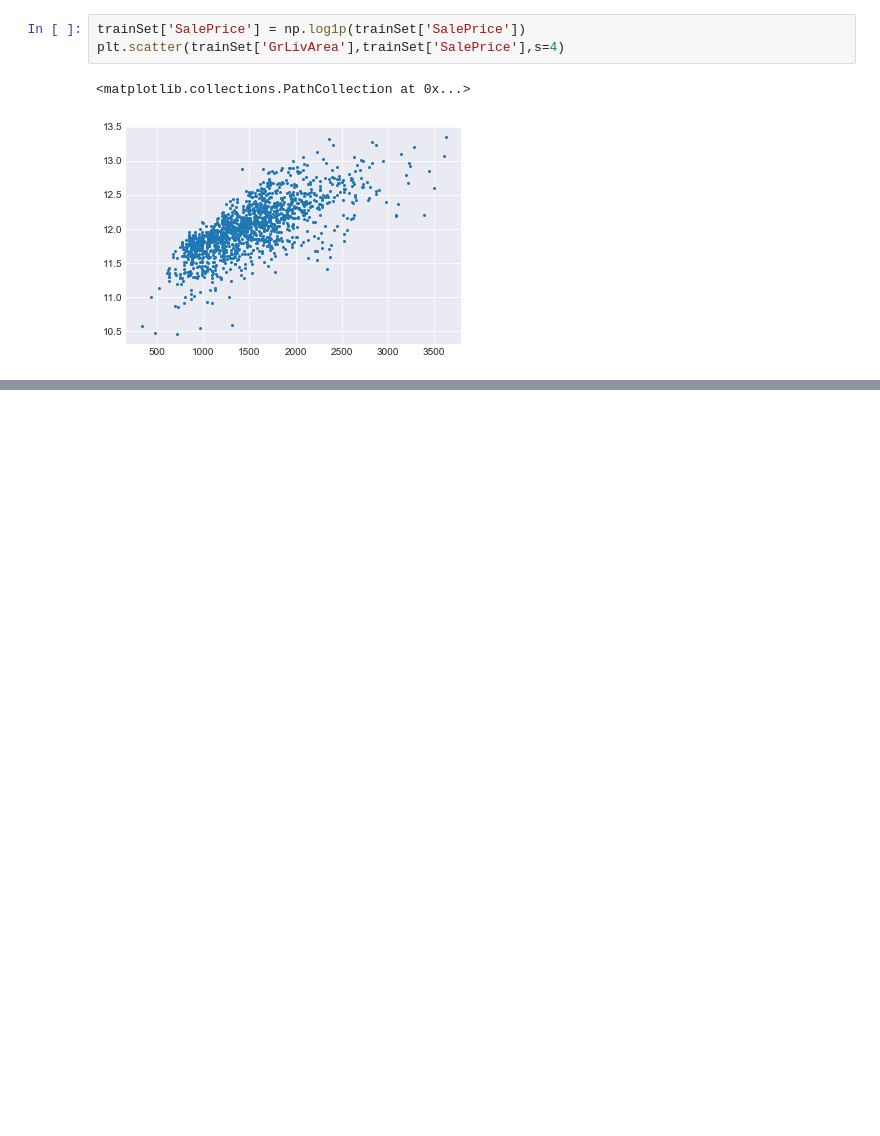
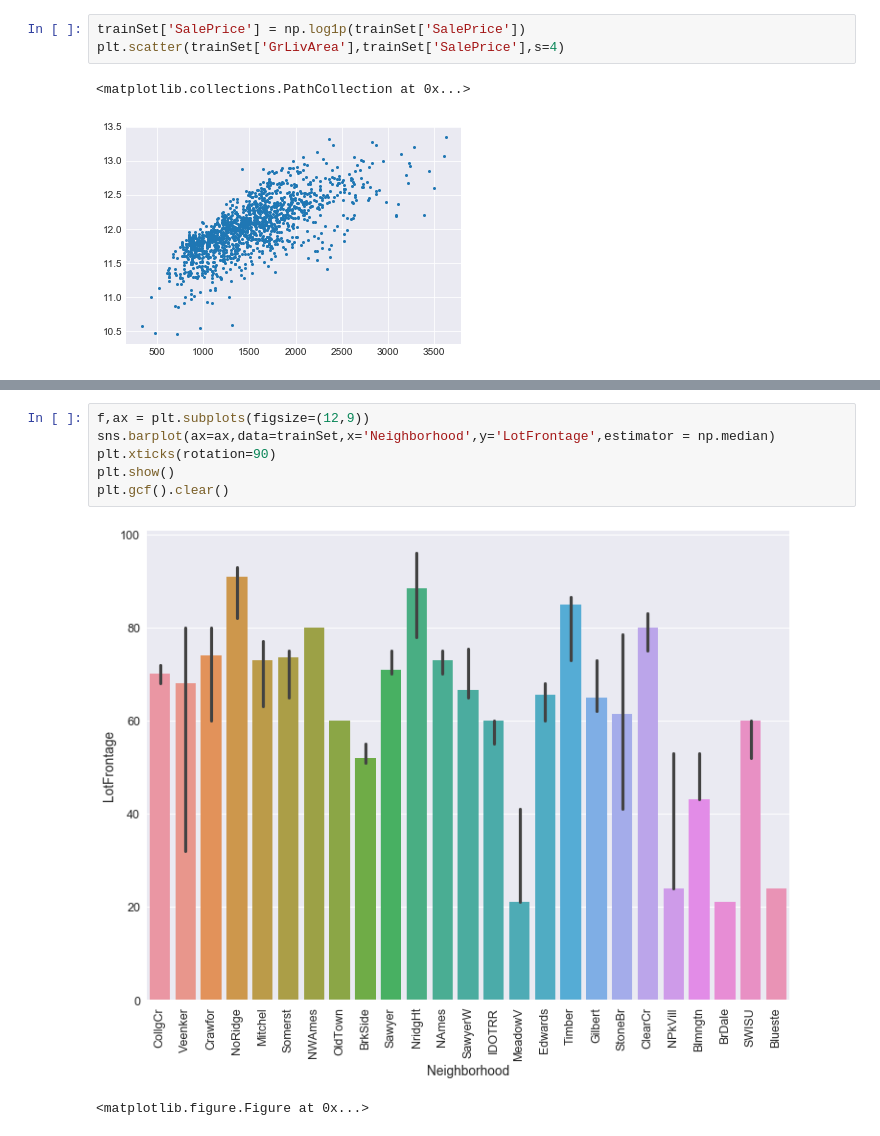
Before and after one commit to zhongzishi/Python-learning-notebooks, a Jupyter notebook: Kaggle/House Pricing/House Pricing.ipynb, the cells around one changed output, grey strips where cells are left out. Saved outputs shown, nothing was run; the diff lists cells and outputs as text; blank space fills up the shorter version.

```diff
--- a/Kaggle/House Pricing/House Pricing.ipynb
+++ b/Kaggle/House Pricing/House Pricing.ipynb
@@ -66,0 +143,9 @@ plt.scatter(trainSet['GrLivArea'],trainSet['SalePrice'],s=4)
+# %%
+f,ax = plt.subplots(figsize=(12,9))
+sns.barplot(ax=ax,data=trainSet,x='Neighborhood',y='LotFrontage',estimator = np.median)
+plt.xticks(rotation=90)
+plt.show()
+plt.gcf().clear()
+# %% [output]
+[figure, added]
+<matplotlib.figure.Figure at 0x...>
```
Also changed, not shown: parts of 8 cells of this notebook.
